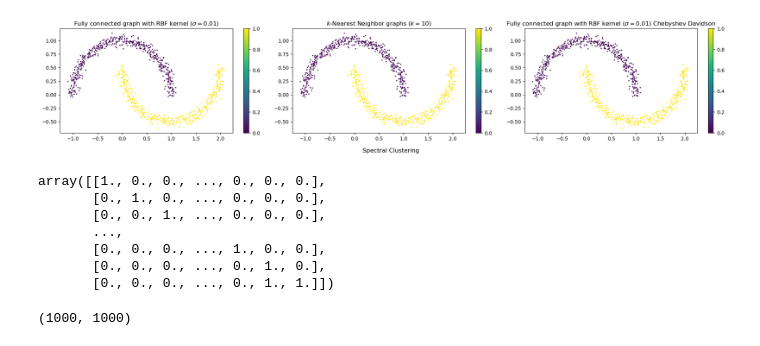
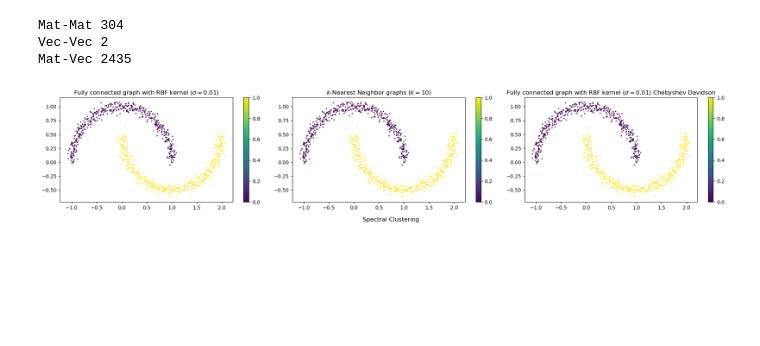
Before and after one commit to sourabhantani-smu/research, a Jupyter notebook: Code/ChebDav/SC.ipynb, the cells around one changed output. Cells and saved outputs as stored; diff of their text form; code cells hidden in the pictures; blank space fills up the shorter version.

```diff
--- a/Code/ChebDav/SC.ipynb
+++ b/Code/ChebDav/SC.ipynb
@@ -2,11 +2,14 @@
 # # Adapted from  https://github.com/zhangyk8/Spectral-Clustering/blob/master/spectral_clustering.py
 ########################################
 
-from sklearn.datasets import make_moons
+from sklearn import datasets
 import matplotlib.pyplot as plt
+import pickle as pkl
 import numpy as np
 from scipy.spatial.distance import pdist, squareform
 from sklearn.cluster import KMeans
+import gzip
+
 
 import chebDev
 
@@ -34,7 +37,7 @@ def makeHermitianIfBelowFloatErr(mat, tol = 1e-14):
     for i in range(mat.shape[0]):
         for j in range(i, mat.shape[1]):
             if mat[i, j] != mat[j, i]:
-                if abs(mat[i,j]) < 1e-14 and abs(mat[j,I]) < 1e-14:
+                if abs(mat[i,j]) < 1e-14 and abs(mat[j,i]) < 1e-14:
                     mat[i,j]=0
                     mat[j,i]=0
                 else:
@@ -48,7 +51,11 @@ def getEig(mat, eig_algo, k=None):
         return np.linalg.eig(mat)
     elif eig_algo == 'cheb_dav':
         #mat = makeHermitianIfBelowFloatErr(mat)
-        val, vec = chebDev.cheb_dav(mat,k)
+        #checkHermitian(mat,'cheb_dav')
+        val, vec, matmat, vecvec, matvec = chebDev.cheb_dav(mat,k)
+        print('Mat-Mat',matmat)
+        print('Vec-Vec',vecvec)
+        print('Mat-Vec',matvec)
         return val, np.asarray(vec)
     else:
         raise Exception ("Invalid Eigen-Algorithm choice. Must be 'np_linalg' or 'cheb_dav'")
@@ -105,6 +112,8 @@ def Spectral_Clustering(X, K=8, adj=True, metric='euclidean', sim_graph='fully_c
                 else:
                     W1[i,j] = W1[j,i] = 1
         W = np.copy((W1 > 0.5).astype('float64'))
+    elif sim_graph == 'raw': #Use adjacency matrix as affinity matrix
+        W = Adj_mat
     else:
         raise ValueError("The 'sim_graph' argument should be one of the strings, 'fully_connect', 'eps_neighbor', 'knn', or 'mutual_knn'!")
 
@@ -123,7 +132,7 @@ def Spectral_Clustering(X, K=8, adj=True, metric='euclidean', sim_graph='fully_c
         #checkHermitian(mat,'L_rw')
         #mat = makeHermitianIfBelowFloatErr(mat)
         writeMatrix(W, 'W.mat')
-        checkHermitian(mat,'L_rw')
+        #checkHermitian(mat,'L_rw')
 
         Lambdas, V = getEig(mat, eig_algo, k=K)
         # Sort the eigenvalues by their L2 norms and record the indices
@@ -155,7 +164,7 @@ def Spectral_Clustering(X, K=8, adj=True, metric='euclidean', sim_graph='fully_c
 
 def main():
     # Generate a toy dataset...
-    moon_data, moon_labels = make_moons(1000, noise=0.05)
+    moon_data, moon_labels = datasets.make_moons(1000, noise=0.05)
     # Compute the adjacency matrix
     Adj_mat = squareform(pdist(moon_data, metric='euclidean'))
     # Spectral clustering...
@@ -163,31 +172,34 @@ def main():
     spec_re2 = Spectral_Clustering(Adj_mat, K=2, sim_graph='knn', knn=10, normalized=1)
     spec_re3 = Spectral_Clustering(Adj_mat, K=2, sim_graph='fully_connect', sigma=0.01, normalized=2, eig_algo='cheb_dav')
 
     # Often need to change figsize when doing subplots
     plt.figure(figsize=(20, 4))
     plt.subplot(1, 3, 1)
     plt.scatter(x=moon_data[:, 0], y=moon_data[:, 1], c=spec_re1.labels_, s=2)
     plt.colorbar()
     plt.title('Fully connected graph with RBF kernel ($\sigma=0.01$)')
 
     plt.subplot(1, 3, 2)
     plt.scatter(x=moon_data[:, 0], y=moon_data[:, 1], c=spec_re2.labels_, s=2)
     plt.colorbar()
     plt.title('$k$-Nearest Neighbor graphs ($k=10$)')
 
     plt.subplot(1, 3, 3)
     plt.scatter(x=moon_data[:, 0], y=moon_data[:, 1], c=spec_re3.labels_, s=2)
     plt.colorbar()
     plt.title('Fully connected graph with RBF kernel ($\sigma=0.01$) Chebyshev Davidson')
 
     plt.suptitle('Spectral Clustering', y=-0.01)
 
     # Automatrically adjust padding between subpots
     plt.tight_layout()
     plt.show()
 
 
 if __name__ == '__main__':
     main()
 # %% [output]
+Mat-Mat 304
+Vec-Vec 2
+Mat-Vec 2435
-[figure, old version]
+[figure, new version]
@@ -199,15 +205,0 @@ max(eigVal_cd-eigVal_np)
-# %%
-B = np.loadtxt(open('w.mat','rb'), delimiter=',',skiprows=0)
-B
-# %% [output]
-array([[1., 0., 0., ..., 0., 0., 0.],
-       [0., 1., 0., ..., 0., 0., 0.],
-       [0., 0., 1., ..., 0., 0., 0.],
-       ...,
-       [0., 0., 0., ..., 1., 0., 0.],
-       [0., 0., 0., ..., 0., 1., 0.],
-       [0., 0., 0., ..., 0., 1., 1.]])
-# %%
-B.shape
-# %% [output]
-(1000, 1000)
```
Also changed, not shown: parts of 24 cells of this notebook, 1 other file.
